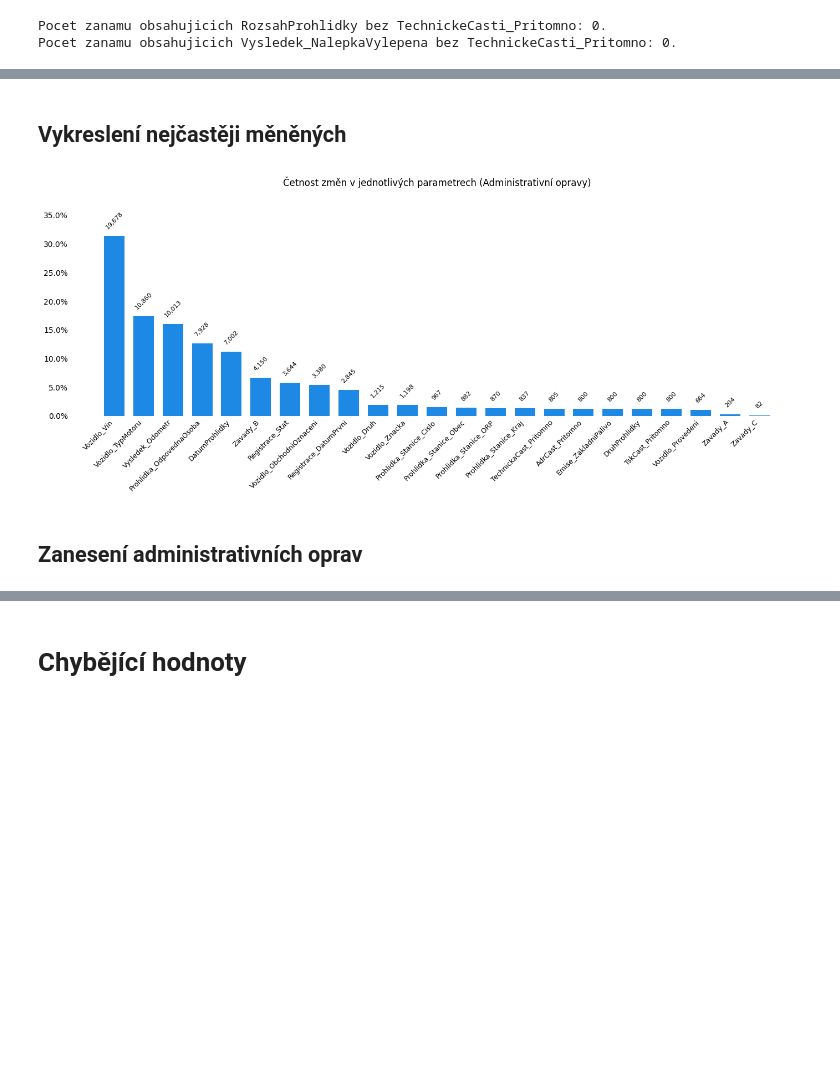
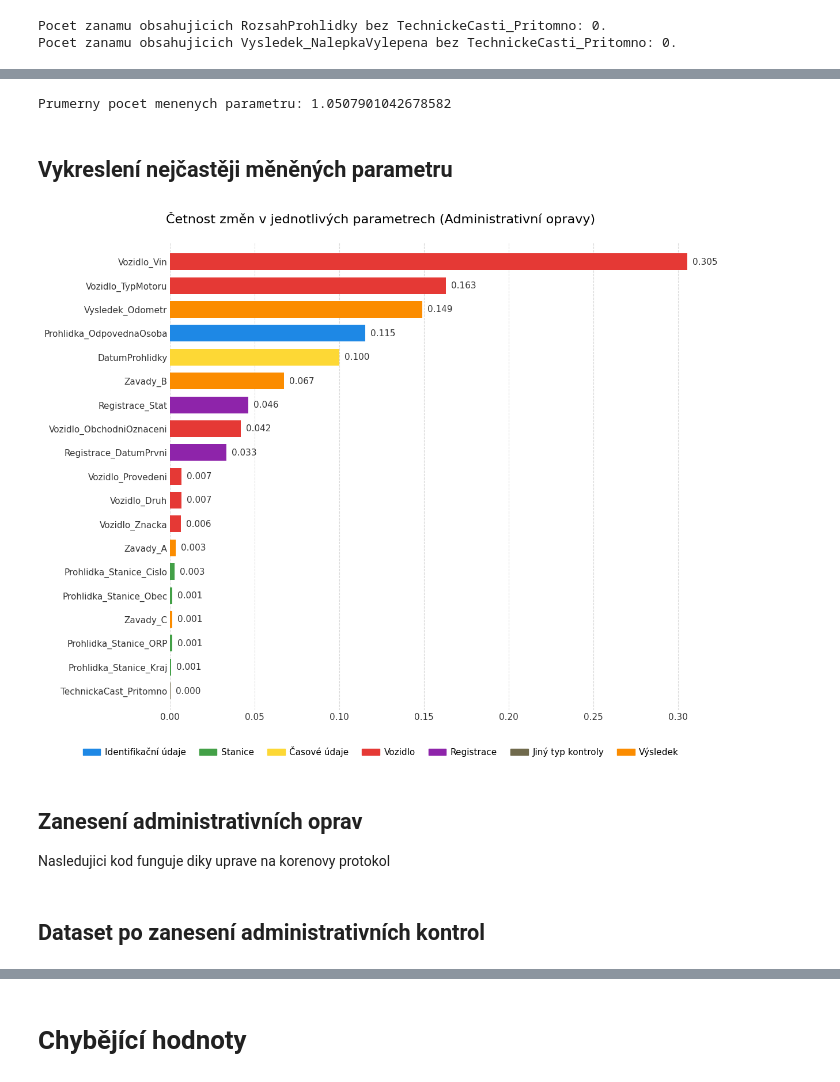
Before and after one commit to opendatalabcz/emissions-data-analysis-cz, a Jupyter notebook: kod/explorace/prohlidky_exploration.ipynb, the cells around one changed output, grey strips where cells are left out. Cells and saved outputs as stored; diff of their text form; code cells hidden in the pictures; blank space fills up the shorter version.

Commit message:
explorace prohlidek a stanic

```diff
--- a/kod/explorace/prohlidky_exploration.ipynb
+++ b/kod/explorace/prohlidky_exploration.ipynb
@@ -316,0 +297,4 @@ shape: (80_424, 5)
+# %%
+df_orphaned_repairs = df.filter(pl.col('AdministrativniOprava_CisloProtokolu').is_not_null()).join(df.select('CisloProtokolu'), left_on='AdministrativniOprava_CisloProtokolu', right_on='CisloProtokolu', how='anti')
+if PRINT: print(f'Pocet administrativnich oprav, ktere se odkazuji na neexistujici protokol: {len(df_orphaned_repairs)}')
+df = df.join(df_orphaned_repairs.select("CisloProtokolu"), on="CisloProtokolu", how="anti")
@@ -316,0 +305,12 @@ shape: (80_424, 5)
+# %%
+df_repairs = df.filter(pl.col('AdministrativniOprava_CisloProtokolu').is_not_null())
+if PRINT: print(f'Pocet administrativnich oprav: {len(df_repairs)}')
+
+print('Pocty oprav alespon jednou opravovanych protokolu:')
+if PRINT: display(df.filter(pl.col('AdministrativniOprava_CisloProtokolu').is_not_null())['AdministrativniOprava_CisloProtokolu'].value_counts().group_by(by='count').len().sort(by='by'))
+
+df_repairs_of_repairs = df.filter(pl.col("AdministrativniOprava_CisloProtokolu").is_in(df.filter(pl.col("AdministrativniOprava_CisloProtokolu").is_not_null())["CisloProtokolu"].to_list()))
+if PRINT: print(f'Pocet oprav opravujicich opravy: {len(df_repairs_of_repairs)}')
+
+df_orphaned_repairs = df.filter(pl.col('AdministrativniOprava_CisloProtokolu').is_not_null()).join(df.select('CisloProtokolu'), left_on='AdministrativniOprava_CisloProtokolu', right_on='CisloProtokolu', how='anti')
+if PRINT: print(f'Pocet administrativnich oprav, ktere se odkazuji na neexistujici protokol: {len(df_orphaned_repairs)}')
@@ -317,2 +410,6 @@ shape: (80_424, 5)
+# %%
+print(f'Prumerny pocet menenych parametru: {len(final_diff_table)/len(df_repairs)}')
+# %% [output]
+Prumerny pocet menenych parametru: 1.0507901042678582
 # %% [markdown]
-## Vykreslení nejčastěji měněných
+## Vykreslení nejčastěji měněných parametru
@@ -319,43 +447,20 @@ shape: (80_424, 5)
 # %%
 # Agregace počtu změn na parametr
 summary = final_diff_table.group_by('Zmeneny_Parametr').len().sort('len', descending=True)
 
 columns = summary['Zmeneny_Parametr'].to_list()
 counts = summary['len'].to_list()
-total_revisions = df_opravy.height
+total_revisions = df_repairs.height
 ratios = [c / total_revisions if total_revisions > 0 else 0 for c in counts]
 
-# Inicializace grafu
-fig, ax = plt.subplots(figsize=(14, 6))
-bars = ax.bar(columns, ratios, color='#1e88e5', width=0.7)
-
-# Horní popisky s čárkou
-for i, count in enumerate(counts):
-    ax.text(i, ratios[i] + 0.01, f"{count:,}", ha='center', va='bottom', rotation=45, fontsize=8)
-
-# Dynamické nastavení limitu osy Y (max hodnota + 25 % prostor pro popisky)
-max_ratio = max(ratios) if ratios else 0
-ax.set_ylim(0, max_ratio * 1.25 if max_ratio > 0 else 1.2)
-
-# Formátování os a vzhledu
-ax.set_title('Četnost změn v jednotlivých parametrech (Administrativní opravy)')
-ax.tick_params(axis='both', which='both', length=0)
-ax.tick_params(axis='x', rotation=45, labelsize=9)
-ax.yaxis.set_major_formatter(mtick.PercentFormatter(xmax=1.0))
-
-for label in ax.get_xticklabels():
-    label.set_horizontalalignment('right')
-
-# Odstranění linií grafu
-ax.spines[['top', 'right', 'left', 'bottom']].set_visible(False)
-
-plt.tight_layout()
-plt.savefig("kod/explorace/administrativni_opravy.svg", format="svg", bbox_inches='tight')
-if PRINT: plt.show()
+group_indices = [group_mapping[col] for col in columns]
+group_descriptions = ['Identifikační údaje', 'Stanice', 'Časové údaje', 'Vozidlo', 'Registrace', 'Emise', 'Jiný typ kontroly', 'Výsledek', 'Administrativní oprava']
+horizontal_bar(columns, ratios, 'Četnost změn v jednotlivých parametrech (Administrativní opravy)', "kod/explorace/prohlidky_administrativni_opravy.svg", 3, 10, group_indices, group_descriptions)
 # %% [output]
-[figure, old version]
+[figure, new version]
 # %% [markdown]
 ## Zanesení administrativních oprav
+Nasledujici kod funguje diky uprave na korenovy protokol
 # %%
 # Definice polí, která zůstávají v původním stavu
 protected_cols = [
@@ -402,2 +511,4 @@ df = (
     .select(pl.exclude(['AdministrativniOprava_CisloProtokolu', 'AdministrativniOprava_DatumProhlidky']))
 )
+# %% [markdown]
+## Dataset po zanesení administrativních kontrol
```
Also changed, not shown: parts of 56 cells of this notebook, 11 other files.
